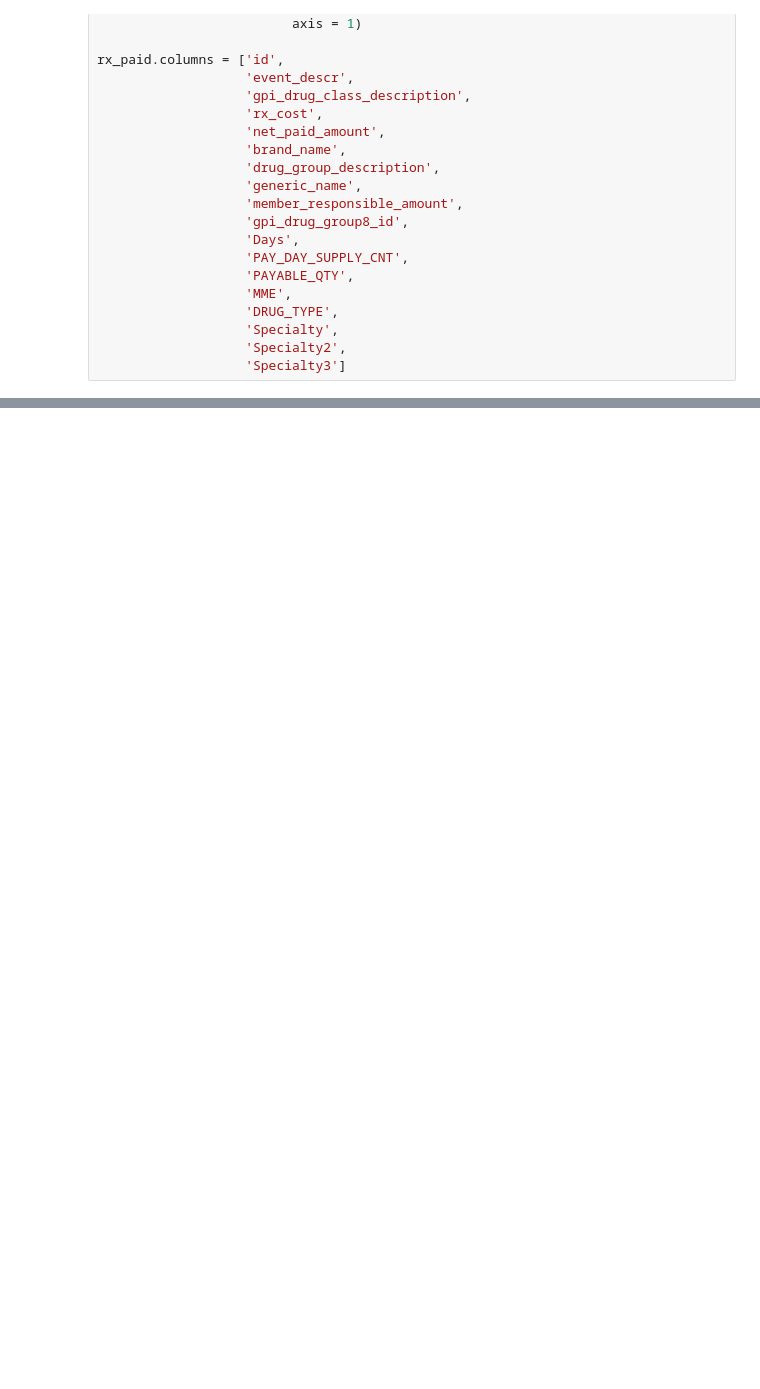
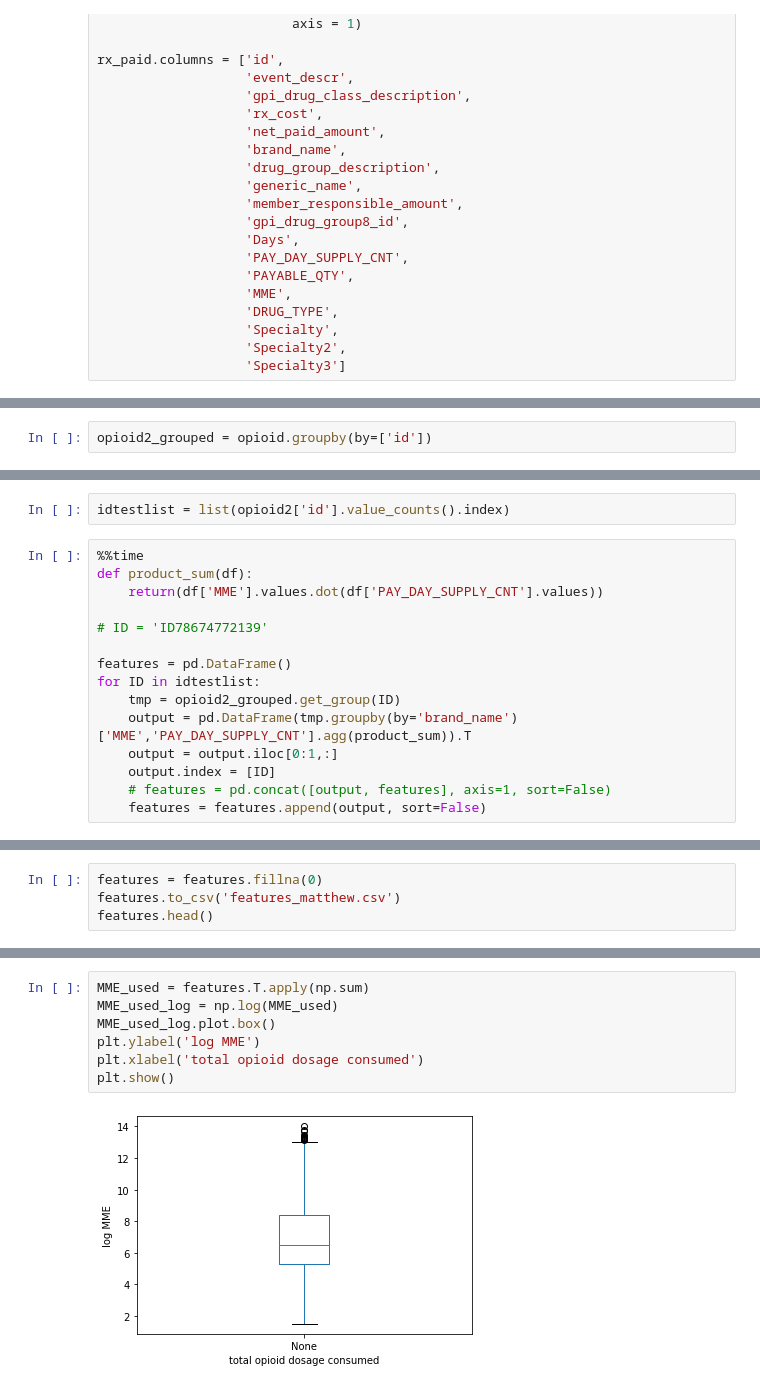
Before and after one commit to chenson2018/Humana-Mays-Competition, a Jupyter notebook: Matthew Features Exploration.ipynb, the cells around one changed output, grey strips where cells are left out. Drawn from its saved outputs; the diff is of its cells as text; blank space fills up the shorter version.

Commit message:
features_matthew

```diff
--- a/Matthew Features Exploration.ipynb
+++ b/Matthew Features Exploration.ipynb
@@ -145,0 +171,2 @@ OXY.head()
+# %%
+opioid2_grouped = opioid.groupby(by=['id'])
@@ -145,0 +193,17 @@ OXY.head()
+# %%
+idtestlist = list(opioid2['id'].value_counts().index)
+# %%
+%%time
+def product_sum(df):
+    return(df['MME'].values.dot(df['PAY_DAY_SUPPLY_CNT'].values))
+
+# ID = 'ID78674772139'
+
+features = pd.DataFrame()
+for ID in idtestlist:
+    tmp = opioid2_grouped.get_group(ID)
+    output = pd.DataFrame(tmp.groupby(by='brand_name')['MME','PAY_DAY_SUPPLY_CNT'].agg(product_sum)).T
+    output = output.iloc[0:1,:]
+    output.index = [ID]
+    # features = pd.concat([output, features], axis=1, sort=False)
+    features = features.append(output, sort=False)
@@ -145,0 +212,4 @@ OXY.head()
+# %%
+features = features.fillna(0)
+features.to_csv('features_matthew.csv')
+features.head()
@@ -145,0 +244,9 @@ OXY.head()
+# %%
+MME_used = features.T.apply(np.sum)
+MME_used_log = np.log(MME_used)
+MME_used_log.plot.box()
+plt.ylabel('log MME')
+plt.xlabel('total opioid dosage consumed')
+plt.show()
+# %% [output]
+[figure, added]
```
Also changed, not shown: parts of 77 cells of this notebook, 2 other files.
